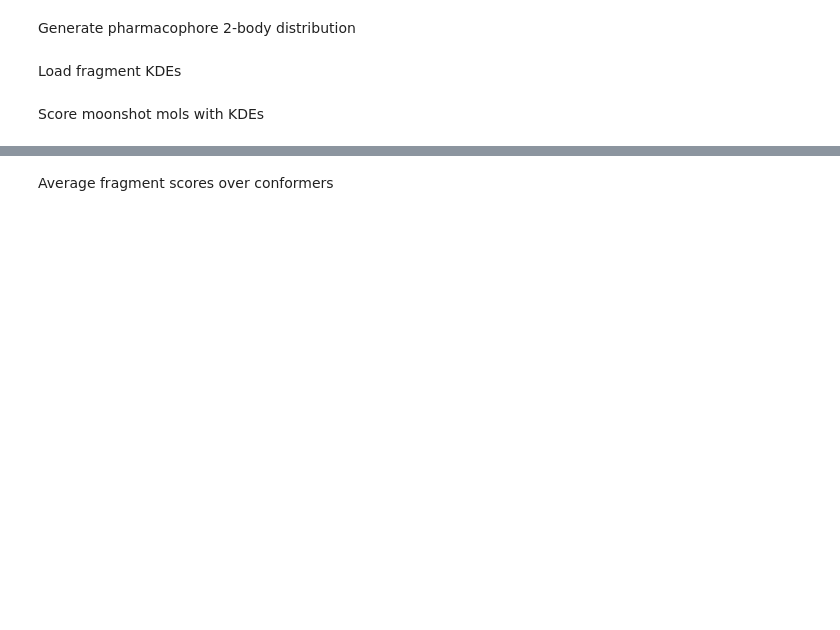
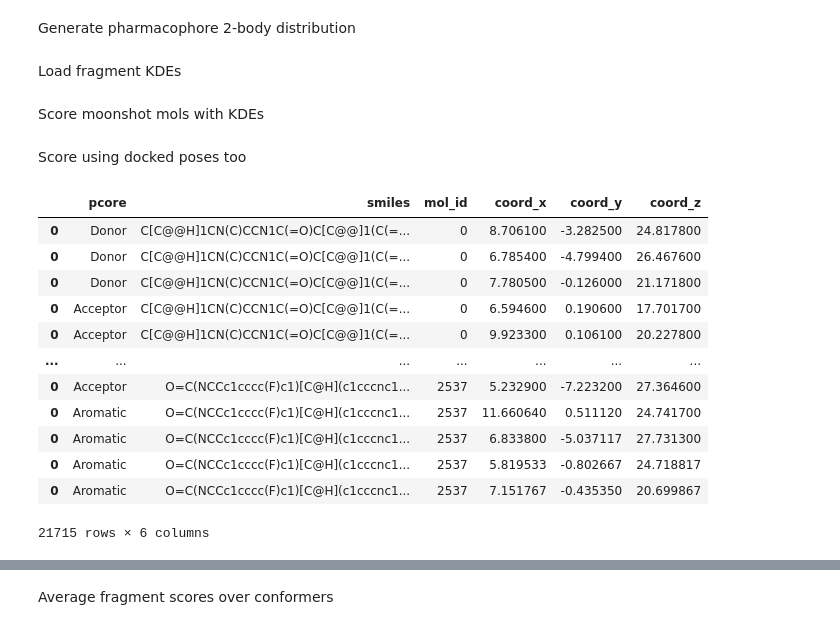
Before and after one commit to wjm41/fresco, a Jupyter notebook: figs/plotting_notebooks/enrichment_moonshot_fresco_fresh_conformers.ipynb, the cells around one changed output, grey strips where cells are left out. Drawn from its saved outputs; the diff is of its cells as text; code cells hidden in the pictures; blank space fills up the shorter version.

```diff
--- a/figs/plotting_notebooks/enrichment_moonshot_fresco_fresh_conformers.ipynb
+++ b/figs/plotting_notebooks/enrichment_moonshot_fresco_fresh_conformers.ipynb
@@ -40,4 +39,5 @@ df_docking['acrylamide'] = df_docking['acrylamide'].apply(
 df_docking['chloroacetamide'] = df_docking['chloroacetamide'].apply(
     strtobool).astype(bool)
 
-df_docking = df_docking.query('~chloroacetamide & ~acrylamide')
+df_docking = df_docking.query('~chloroacetamide & ~acrylamide').reset_index()
+df_docking
@@ -181,3 +214,21 @@ for i, pair_dist in enumerate(moonshot_pair_distributions):
     scores[np.isnan(scores)] = -100
     processed_score_for_this_molecule = np.nanmean(scores)
     df_docking.at[i, 'mean_frag_score'] = processed_score_for_this_molecule
+# %% [markdown]
+Score using docked poses too
+# %%
+moonshot_pcore_dataframe
+# %% [output]
+|  | pcore | smiles | mol_id | coord_x | coord_y | coord_z |
+| 0 | Donor | C[C@@H]1CN(C)CCN1C(=O)C[C@@]1(C(=... | 0 | 8.706100 | -3.282500 | 24.817800 |
+| 0 | Donor | C[C@@H]1CN(C)CCN1C(=O)C[C@@]1(C(=... | 0 | 6.785400 | -4.799400 | 26.467600 |
+| 0 | Donor | C[C@@H]1CN(C)CCN1C(=O)C[C@@]1(C(=... | 0 | 7.780500 | -0.126000 | 21.171800 |
+| 0 | Acceptor | C[C@@H]1CN(C)CCN1C(=O)C[C@@]1(C(=... | 0 | 6.594600 | 0.190600 | 17.701700 |
+| 0 | Acceptor | C[C@@H]1CN(C)CCN1C(=O)C[C@@]1(C(=... | 0 | 9.923300 | 0.106100 | 20.227800 |
+| ... | ... | ... | ... | ... | ... | ... |
+| 0 | Acceptor | O=C(NCCc1cccc(F)c1)[C@H](c1cccnc1... | 2537 | 5.232900 | -7.223200 | 27.364600 |
+| 0 | Aromatic | O=C(NCCc1cccc(F)c1)[C@H](c1cccnc1... | 2537 | 11.660640 | 0.511120 | 24.741700 |
+| 0 | Aromatic | O=C(NCCc1cccc(F)c1)[C@H](c1cccnc1... | 2537 | 6.833800 | -5.037117 | 27.731300 |
+| 0 | Aromatic | O=C(NCCc1cccc(F)c1)[C@H](c1cccnc1... | 2537 | 5.819533 | -0.802667 | 24.718817 |
+| 0 | Aromatic | O=C(NCCc1cccc(F)c1)[C@H](c1cccnc1... | 2537 | 7.151767 | -0.435350 | 20.699867 |
+21715 rows × 6 columns
```
Also changed, not shown: parts of 11 cells of this notebook, 3 other files.
